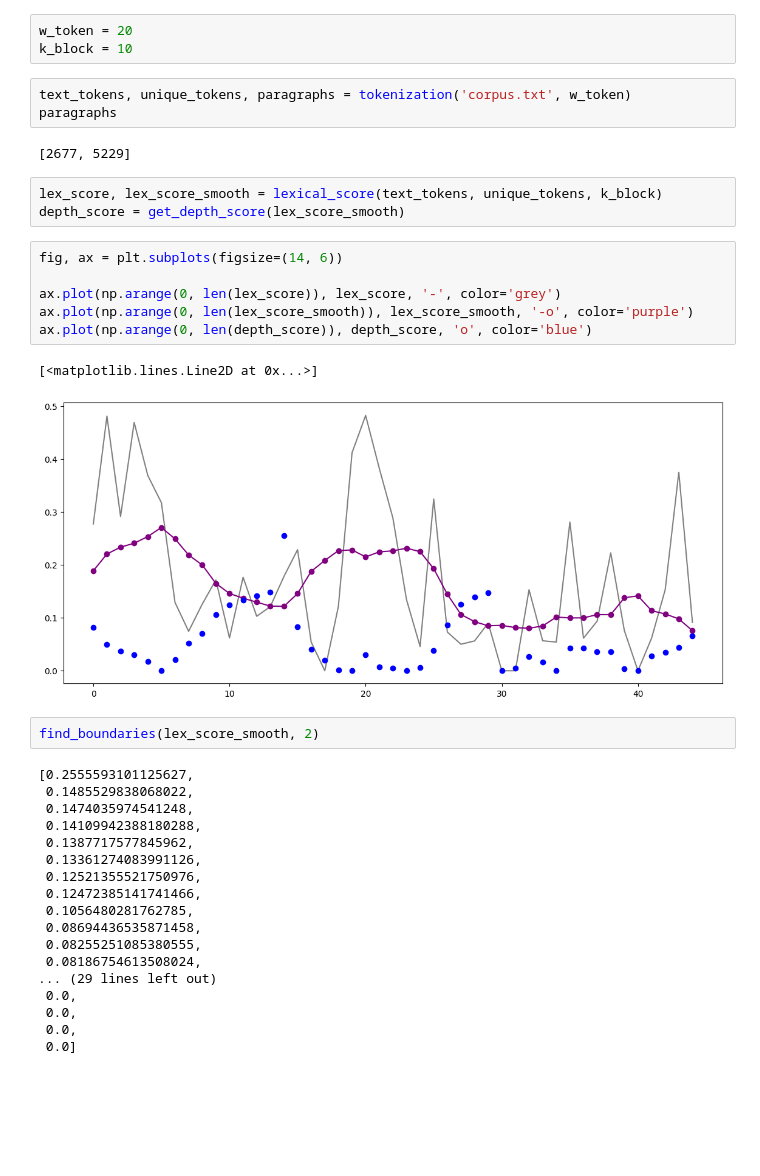
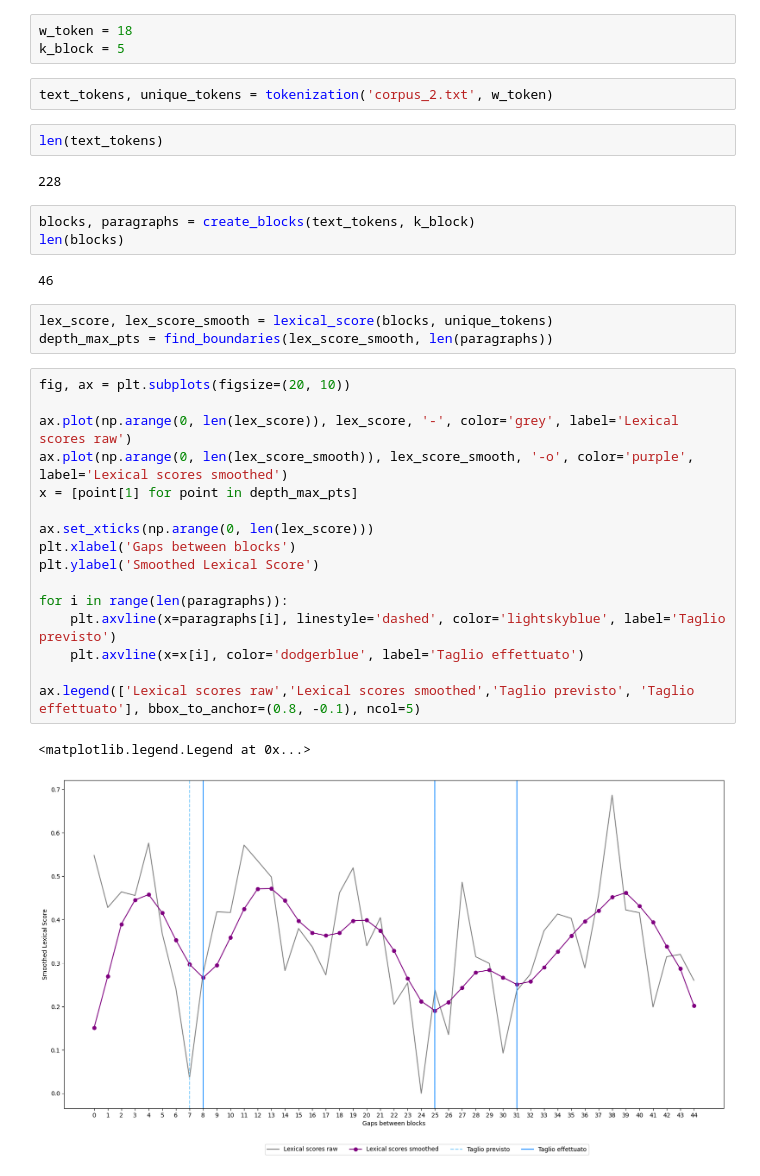
Before and after one commit to frumgiu/UniTO, a Jupyter notebook: EsercizioQuattro/text_segmentation.ipynb, the cells around one changed output. Drawn from its saved outputs; the diff is of its cells as text; blank space fills up the shorter version.

Commit message:
Esercizio 4a - funziona, cambiare corpus.txt

```diff
--- a/EsercizioQuattro/text_segmentation.ipynb
+++ b/EsercizioQuattro/text_segmentation.ipynb
@@ -3,42 +3,38 @@ from fz_text_seg import tokenization, lexical_score, find_boundaries, get_depth_
 import matplotlib.pyplot as plt
 import numpy as np
 # %%
-w_token = 20
-k_block = 10
+w_token = 18
+k_block = 5
 # %%
-text_tokens, unique_tokens, paragraphs = tokenization('corpus.txt', w_token)
-paragraphs
+text_tokens, unique_tokens = tokenization('corpus_2.txt', w_token)
-# %% [output]
-[2677, 5229]
+# %%
+len(text_tokens)
+# %% [output]
+228
+# %%
+blocks, paragraphs = create_blocks(text_tokens, k_block)
+len(blocks)
+# %% [output]
+46
 # %%
-lex_score, lex_score_smooth = lexical_score(text_tokens, unique_tokens, k_block)
-depth_score = get_depth_score(lex_score_smooth)
+lex_score, lex_score_smooth = lexical_score(blocks, unique_tokens)
+depth_max_pts = find_boundaries(lex_score_smooth, len(paragraphs))
-# %%
-fig, ax = plt.subplots(figsize=(14, 6))
-
-ax.plot(np.arange(0, len(lex_score)), lex_score, '-', color='grey')
-ax.plot(np.arange(0, len(lex_score_smooth)), lex_score_smooth, '-o', color='purple')
-ax.plot(np.arange(0, len(depth_score)), depth_score, 'o', color='blue')
-# %% [output]
-[<matplotlib.lines.Line2D at 0x...>]
-[figure, removed]
-# %%
-find_boundaries(lex_score_smooth, 2)
-# %% [output]
-[0.2555593101125627,
- 0.1485529838068022,
- 0.1474035974541248,
- 0.14109942388180288,
- 0.1387717577845962,
- 0.13361274083991126,
- 0.12521355521750976,
- 0.12472385141741466,
- 0.1056480281762785,
- 0.08694436535871458,
- 0.08255251085380555,
- 0.08186754613508024,
-... (29 lines left out)
- 0.0,
- 0.0,
- 0.0,
- 0.0]
+# %%
+fig, ax = plt.subplots(figsize=(20, 10))
+
+ax.plot(np.arange(0, len(lex_score)), lex_score, '-', color='grey', label='Lexical scores raw')
+ax.plot(np.arange(0, len(lex_score_smooth)), lex_score_smooth, '-o', color='purple', label='Lexical scores smoothed')
+x = [point[1] for point in depth_max_pts]
+
+ax.set_xticks(np.arange(0, len(lex_score)))
+plt.xlabel('Gaps between blocks')
+plt.ylabel('Smoothed Lexical Score')
+
+for i in range(len(paragraphs)):
+    plt.axvline(x=paragraphs[i], linestyle='dashed', color='lightskyblue', label='Taglio previsto')
+    plt.axvline(x=x[i], color='dodgerblue', label='Taglio effettuato')
+
+ax.legend(['Lexical scores raw','Lexical scores smoothed','Taglio previsto', 'Taglio effettuato'], bbox_to_anchor=(0.8, -0.1), ncol=5)
+# %% [output]
+<matplotlib.legend.Legend at 0x...>
+[figure, added]
```
Also changed, not shown: parts of 1 cell of this notebook, 2 other files.
